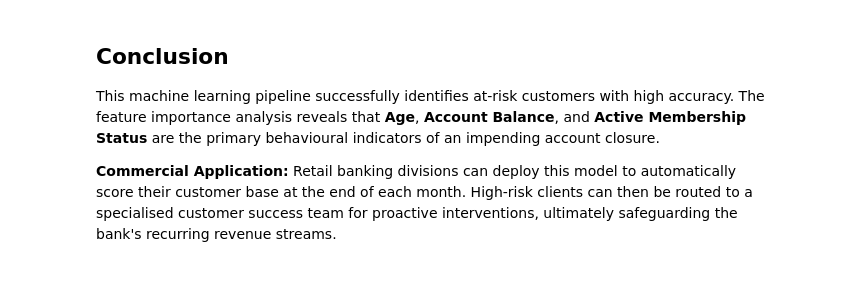
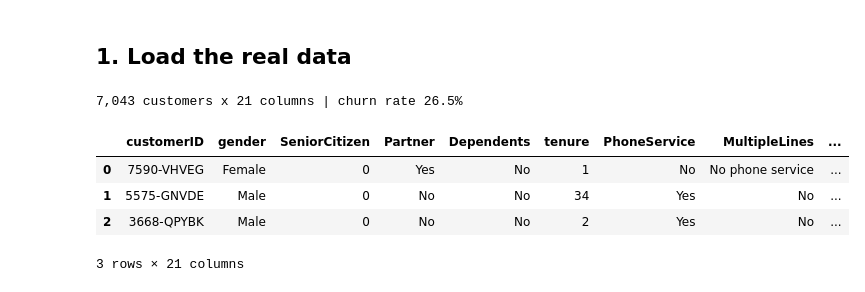
Before and after one commit to kndukuba17-hub/Bank-Customer-Churn-Prediction, a Jupyter notebook: notebooks/bank_customer_churn.ipynb, the cells around one changed output. Saved outputs shown, nothing was run; the diff lists cells and outputs as text; code cells hidden in the pictures.

Commit message:
Add Telco churn classifier with model comparison

```diff
--- a/notebooks/bank_customer_churn.ipynb
+++ b/notebooks/bank_customer_churn.ipynb
@@ -10,22 +23,16 @@ This notebook builds a predictive modelling pipeline using an ensemble machine l
 # %%
-# Setup and Dependency Installation
-import warnings
-warnings.filterwarnings('ignore') # Suppresses FutureWarnings for a clean, professional output
-
-import pandas as pd
-import numpy as np
-import matplotlib.pyplot as plt
-import seaborn as sns
-
-# Machine Learning Imports
-from sklearn.model_selection import train_test_split
+import warnings; warnings.filterwarnings("ignore")
+import numpy as np, pandas as pd, matplotlib.pyplot as plt, seaborn as sns
+from pathlib import Path
+from sklearn.model_selection import train_test_split, cross_val_score, StratifiedKFold
+from sklearn.linear_model import LogisticRegression
 from sklearn.ensemble import RandomForestClassifier
-from sklearn.preprocessing import StandardScaler, LabelEncoder
-from sklearn.metrics import classification_report, confusion_matrix, accuracy_score
-
-# Set visual style for professional charts
-sns.set_theme(style="whitegrid")
-plt.rcParams['figure.figsize'] = (10, 6)
-
-print("✅ Environment standardisation complete. Libraries initialised.")
+from sklearn.preprocessing import StandardScaler
+from sklearn.metrics import (roc_auc_score, average_precision_score, recall_score,
+                             precision_score, f1_score, roc_curve, precision_recall_curve,
+                             confusion_matrix, ConfusionMatrixDisplay)
+import xgboost as xgb, shap
+sns.set_theme(style="whitegrid"); plt.rcParams["figure.dpi"] = 110
+DATA = Path("../data"); IMG = Path("../images"); IMG.mkdir(exist_ok=True)
+print("Libraries loaded.")
 # %% [output]
@@ -211,5 +40,13 @@ weighted avg       0.86      0.86      0.86       400
-# %% [markdown]
-## Conclusion
-This machine learning pipeline successfully identifies at-risk customers with high accuracy. The feature importance analysis reveals that **Age**, **Account Balance**, and **Active Membership Status** are the primary behavioural indicators of an impending account closure.
-
-**Commercial Application:** Retail banking divisions can deploy this model to automatically score their customer base at the end of each month. High-risk clients can then be routed to a specialised customer success team for proactive interventions, ultimately safeguarding the bank's recurring revenue streams.
+# %% [markdown]
+## 1. Load the real data
+# %%
+df = pd.read_csv(DATA / "telco_churn.csv")
+print(f"{df.shape[0]:,} customers x {df.shape[1]} columns | churn rate {(df['Churn']=='Yes').mean():.1%}")
+df.head(3)
+# %% [output]
+7,043 customers x 21 columns | churn rate 26.5%
+|  | customerID | gender | SeniorCitizen | Partner | Dependents | tenure | PhoneService | MultipleLines | ... |
+| 0 | 7590-VHVEG | Female | 0 | Yes | No | 1 | No | No phone service | ... |
+| 1 | 5575-GNVDE | Male | 0 | No | No | 34 | Yes | No | ... |
+| 2 | 3668-QPYBK | Male | 0 | No | No | 2 | Yes | No | ... |
+3 rows × 21 columns
```
Also changed, not shown: parts of 32 cells of this notebook, 9 other files.
